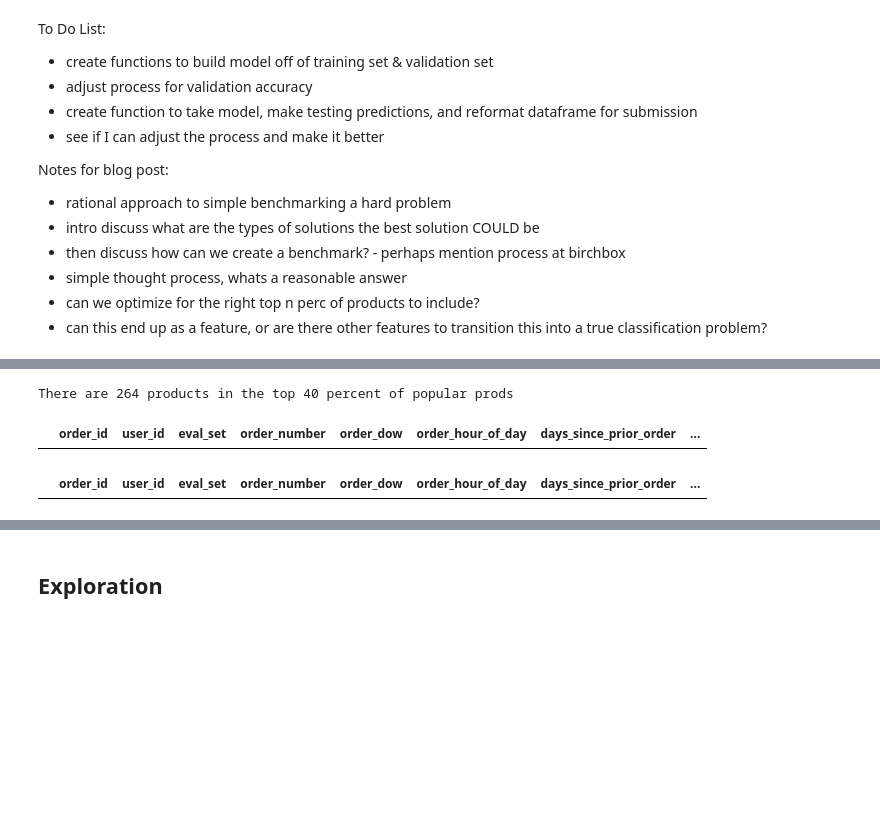
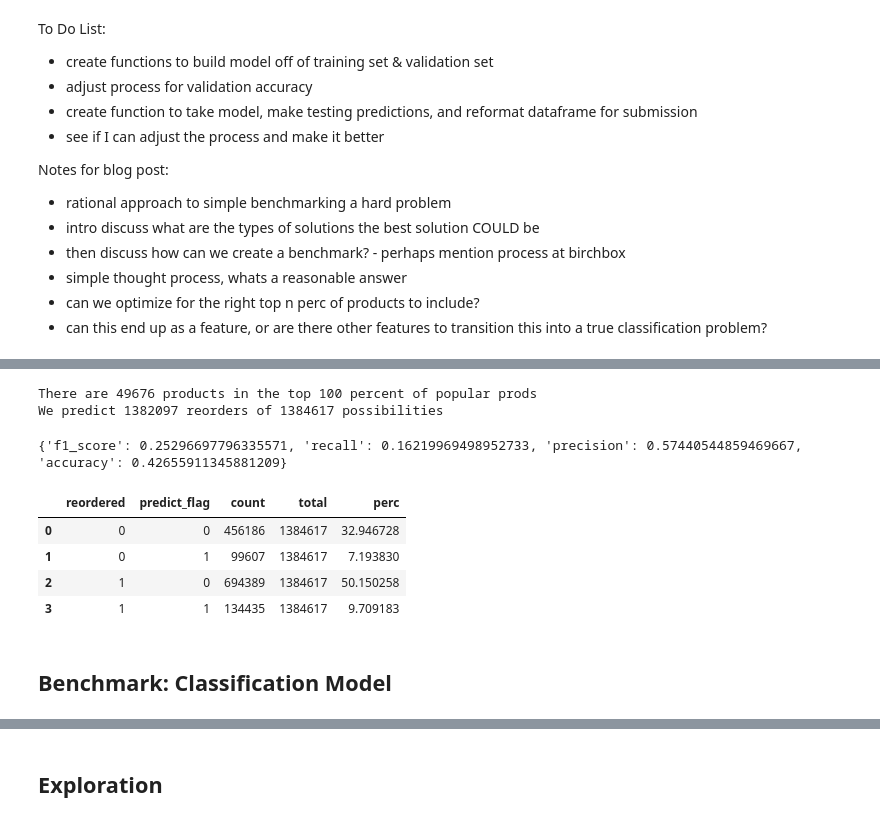
Before and after one commit to matt-negrin/instacart, a Jupyter notebook: scratch.ipynb, the cells around one changed output, grey strips where cells are left out. Cells and saved outputs as stored; diff of their text form; code cells hidden in the pictures; blank space fills up the shorter version.

Commit message:
code for confusion matrix and log reg model

```diff
--- a/scratch.ipynb
+++ b/scratch.ipynb
@@ -147,7 +153,8 @@ Notes for blog post:
 # %%
-def benchmark_model_builder(training_data = train_df, perc_of_prods = 30):
-
-    pop_prods = training_data.groupby(['product_id']).agg({'reordered': np.sum}).reset_index().sort_values(['reordered'], ascending=[False])
+def benchmark_model_builder(training_data, perc_of_prods):
+#     pop_prods = training_data.groupby(['product_id']).agg({'reordered': np.sum}).reset_index().sort_values(['reordered'], ascending=[False])
+    pop_prods = training_data.groupby(['product_id']).count().reset_index().sort_values(['reordered'], ascending=[False])
+    pop_prods['reordered'] = pop_prods['user_id']
     pop_prods['total'] = pop_prods[['reordered']].values.sum()
     pop_prods['perc'] = 100*pop_prods['reordered'] / pop_prods['total']
     pop_prods['cum_sum'] = pop_prods.perc.cumsum()
@@ -158,7 +165,9 @@ def benchmark_model_builder(training_data = train_df, perc_of_prods = 30):
 
 def benchmark_model_compiler(valid_or_test, product_list):
     valid_or_test['predict_flag'] = np.where(valid_or_test['product_id'].isin(product_list), 1, 0)
+    print 'We predict {} reorders of {} possibilities'.format(valid_or_test['predict_flag'].sum(), valid_or_test.shape[0])
     valid_or_test['products'] = valid_or_test['product_id'].astype(str)
+
     product_df = valid_or_test.groupby(['order_id','predict_flag'])['products'].apply(lambda x: ' '.join(x)).reset_index()
     predicted_df = product_df[product_df.predict_flag==1][['order_id', 'products']]
 
@@ -170,19 +179,47 @@ def benchmark_model_compiler(valid_or_test, product_list):
     output_df = output_df.join(predicted_df, how='left', lsuffix='_tester')
     output_df = output_df.replace(to_replace=np.nan, value='None').reset_index()[['order_id','products']]
     output_df.columns = ['order_id', 'products']
-    return df, output_df
+
+    return valid_or_test, output_df
+
+def classification_evaluator(predicted_data):
+    conf_matrix = predicted_data.groupby(['reordered','predict_flag']).size().reset_index()
+    conf_matrix.columns = ['reordered','predict_flag','count']
+    conf_matrix['total'] = conf_matrix[['count']].values.sum()
+    conf_matrix['perc'] = 100*conf_matrix['count'] / conf_matrix['total']
+
+    tp = conf_matrix[(conf_matrix.reordered==1) & (conf_matrix.predict_flag==1)].iloc[0]['count']
+    tn = conf_matrix[(conf_matrix.reordered==0) & (conf_matrix.predict_flag==0)].iloc[0]['count']
+    fp = conf_matrix[(conf_matrix.reordered==0) & (conf_matrix.predict_flag==1)].iloc[0]['count']
+    fn = conf_matrix[(conf_matrix.reordered==1) & (conf_matrix.predict_flag==0)].iloc[0]['count']
+
+    accuracy = (tp+tn)/(tp+fp+fn+tn)
+    precision = tp/(tp+fp)
+    recall = tp/(tp+fn)
+    f1_score = 2*(recall*precision) / (recall + precision)
+
+    scores = dict({'accuracy':accuracy,
+                  'precision':precision,
+                  'recall':recall,
+                  'f1_score':f1_score})
+
+    return conf_matrix, scores
 # %%
-list_of_prods = benchmark_model_builder(train_df, 40)
-df, output_df = benchmark_model_compiler(valid_df, list_of_prods)
+top_n_prods = benchmark_model_builder(train_df, 100)
+valid_predicted, output_df = benchmark_model_compiler(valid_df, top_n_prods)
+conf_matrix, scores = classification_evaluator(valid_predicted)
 # %% [output]
-There are 264 products in the top 40 percent of popular prods
+There are 49676 products in the top 100 percent of popular prods
+We predict 1382097 reorders of 1384617 possibilities
-# %%
-df[df.predict_flag==1]
-# output_df.head()
-# %% [output]
-|  | order_id | user_id | eval_set | order_number | order_dow | order_hour_of_day | days_since_prior_order | ... |
-# %%
-# output_df[output_df.products!='None']
-df[df.predict_flag==1]
-# %% [output]
-|  | order_id | user_id | eval_set | order_number | order_dow | order_hour_of_day | days_since_prior_order | ... |
+# %%
+print scores
+conf_matrix
+# %% [output]
+{'f1_score': 0.25296697796335571, 'recall': 0.16219969498952733, 'precision': 0.57440544859469667, 'accuracy': 0.42655911345881209}
+|  | reordered | predict_flag | count | total | perc |
+| 0 | 0 | 0 | 456186 | 1384617 | 32.946728 |
+| 1 | 0 | 1 | 99607 | 1384617 | 7.193830 |
+| 2 | 1 | 0 | 694389 | 1384617 | 50.150258 |
+| 3 | 1 | 1 | 134435 | 1384617 | 9.709183 |
+# %% [markdown]
+## Benchmark: Classification Model
```
Also changed, not shown: parts of 7 cells of this notebook.
